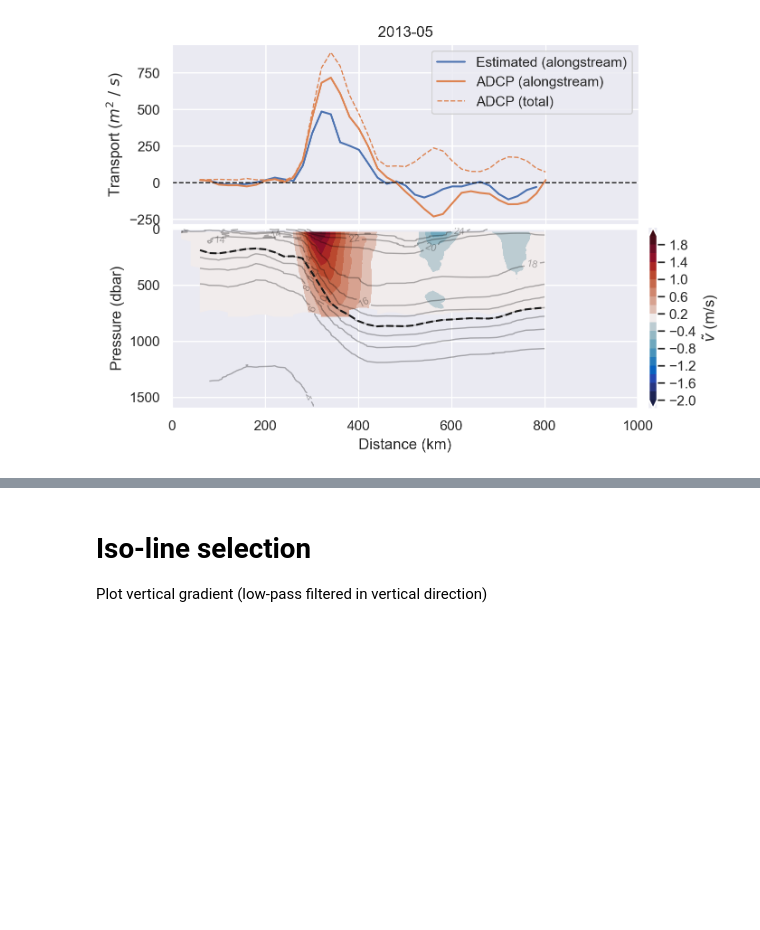
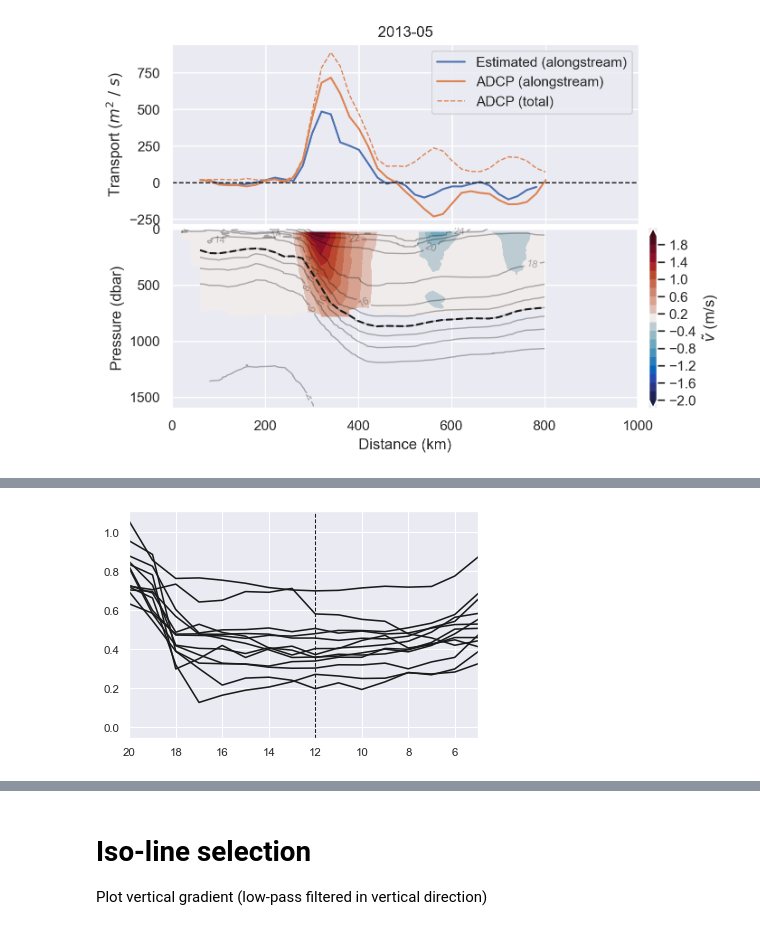
Before and after one commit to ktcarr/12.843, a Jupyter notebook: lab2/lab2_analysis.ipynb, the cells around one changed output, grey strips where cells are left out. Drawn from its saved outputs; the diff is of its cells as text; code cells hidden in the pictures; blank space fills up the shorter version.

```diff
--- a/lab2/lab2_analysis.ipynb
+++ b/lab2/lab2_analysis.ipynb
@@ -404,0 +343,10 @@ for t in error_sv.time:
+# %%
+fig,ax = plt.subplots()
+for t in error_int_scaled.time:
+    ax.plot(error_int_scaled.sel(time=t).isoline, error_int_scaled.sel(time=t).values, color='k')
+ax.set_xlim([5,20])
+ax.set_xlim(ax.get_xlim()[::-1])
+ax.axvline(12, ls='--',lw=1,c='k')
+plt.show()
+# %% [output]
+[figure, added]
```
Also changed, not shown: parts of 28 cells of this notebook.
